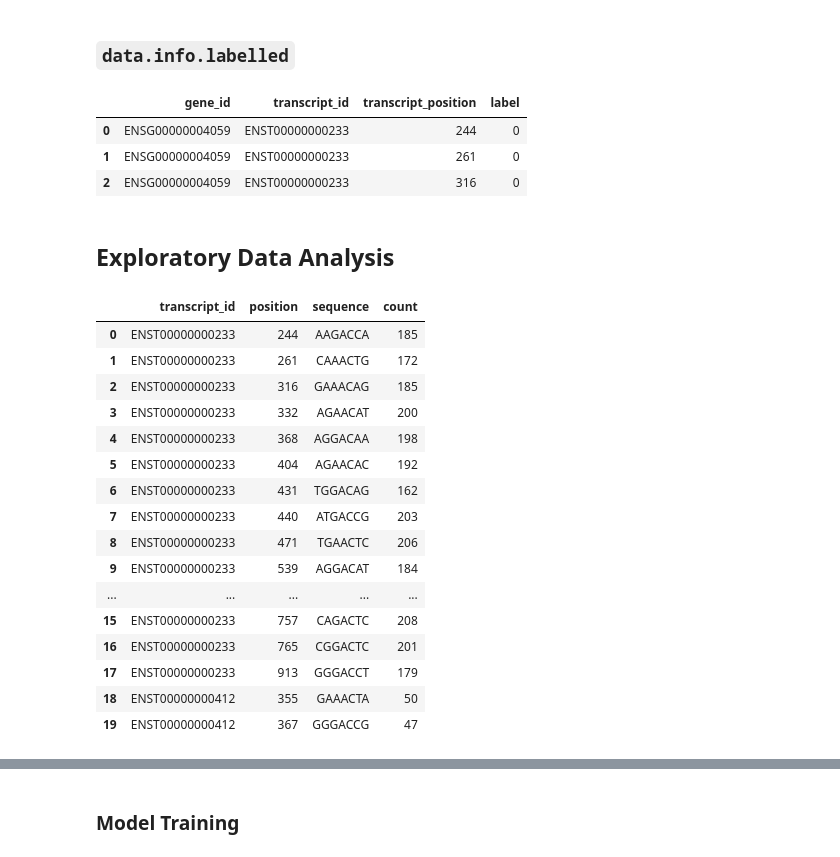
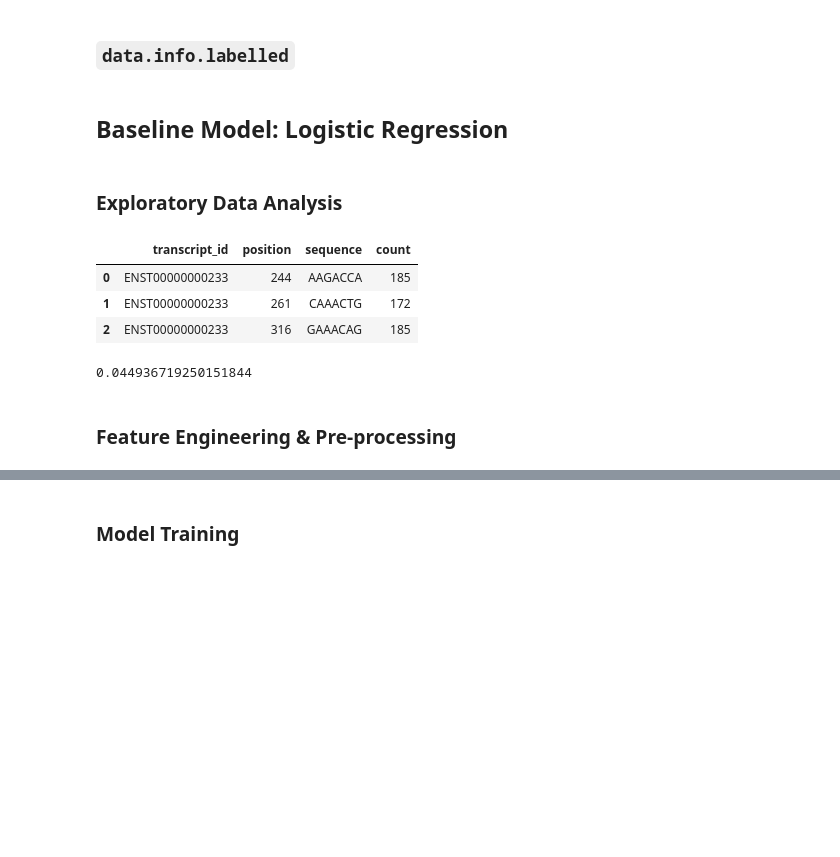
Before and after one commit to okk15y/DSA4262, a Jupyter notebook: project.ipynb, the cells around one changed output, grey strips where cells are left out. Cells and saved outputs as stored; diff of their text form; code cells hidden in the pictures; blank space fills up the shorter version.

Commit message:
log_reg_model
Modified OKK's code

```diff
--- a/project.ipynb
+++ b/project.ipynb
@@ -68,5 +68,9 @@ def load_json_gz_to_dataframe(file_path, num_lines=0):
     return pd.DataFrame(data)
 # %%
 # Load the data
-file_path = 'data/dataset0.json.gz' # Has 121838 lines
-X_20lines = load_json_gz_to_dataframe(file_path, 20)
+# dataset0: 121838 lines
+# dataset1: 90810 lines
+# dataset2: 1323 lines
+file_path = 'data/dataset0.json.gz'
+dataset_20lines = load_json_gz_to_dataframe(file_path, 20)
+dataset_20lines.head(3)
@@ -88,13 +83,7 @@ Y = pd.read_csv('data/data.info.labelled')
-# %%
-# Show the first 3 rows
-Y.head(3)
-# %% [output]
-|  | gene_id | transcript_id | transcript_position | label |
-| 0 | ENSG00000004059 | ENST00000000233 | 244 | 0 |
-| 1 | ENSG00000004059 | ENST00000000233 | 261 | 0 |
-| 2 | ENSG00000004059 | ENST00000000233 | 316 | 0 |
+# %% [markdown]
+## Baseline Model: Logistic Regression
 # %% [markdown]
-## Exploratory Data Analysis
+### Exploratory Data Analysis
 # %%
 import numpy as np
 from matplotlib import pyplot as plt
@@ -101,21 +100,16 @@ from matplotlib import pyplot as plt
 # %%
 # Number of reads at each position for every transcript
-X_20lines.groupby(['transcript_id', 'position', 'sequence']).size().reset_index(name='count')
+num_reads = dataset_20lines.groupby(['transcript_id', 'position', 'sequence']).size().reset_index(name='count')
+num_reads.head(3)
 # %% [output]
 |  | transcript_id | position | sequence | count |
 | 0 | ENST00000000233 | 244 | AAGACCA | 185 |
 | 1 | ENST00000000233 | 261 | CAAACTG | 172 |
 | 2 | ENST00000000233 | 316 | GAAACAG | 185 |
-| 3 | ENST00000000233 | 332 | AGAACAT | 200 |
-| 4 | ENST00000000233 | 368 | AGGACAA | 198 |
-| 5 | ENST00000000233 | 404 | AGAACAC | 192 |
-| 6 | ENST00000000233 | 431 | TGGACAG | 162 |
-| 7 | ENST00000000233 | 440 | ATGACCG | 203 |
-| 8 | ENST00000000233 | 471 | TGAACTC | 206 |
-| 9 | ENST00000000233 | 539 | AGGACAT | 184 |
-| ... | ... | ... | ... | ... |
-| 15 | ENST00000000233 | 757 | CAGACTC | 208 |
-| 16 | ENST00000000233 | 765 | CGGACTC | 201 |
-| 17 | ENST00000000233 | 913 | GGGACCT | 179 |
-| 18 | ENST00000000412 | 355 | GAAACTA | 50 |
-| 19 | ENST00000000412 | 367 | GGGACCG | 47 |
+# %%
+# Proportion of positive labels
+np.mean(labels['label'] == 1)
+# %% [output]
+0.044936719250151844
+# %% [markdown]
+### Feature Engineering & Pre-processing
```
Also changed, not shown: parts of 28 cells of this notebook.
